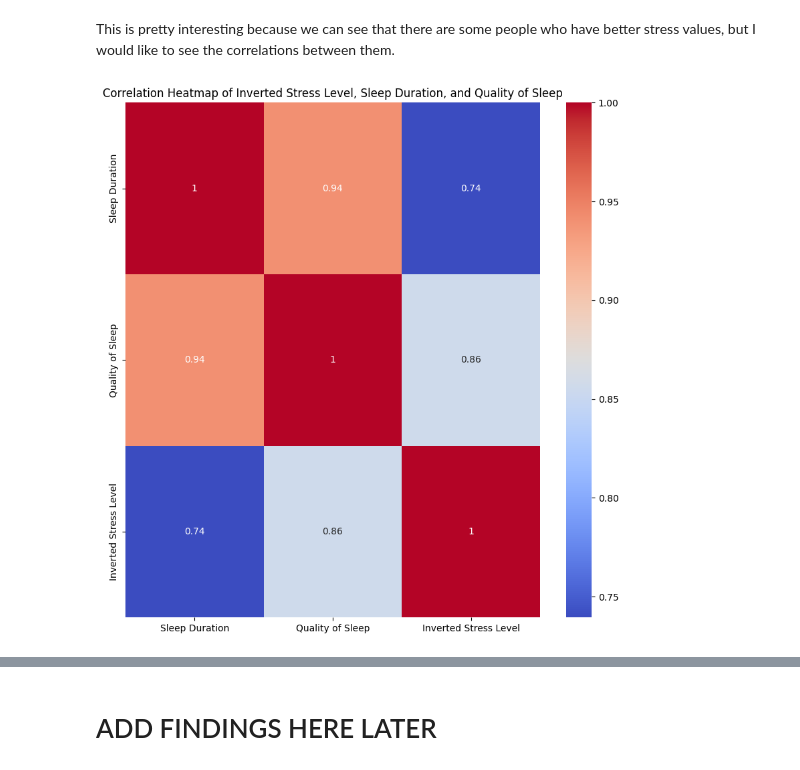
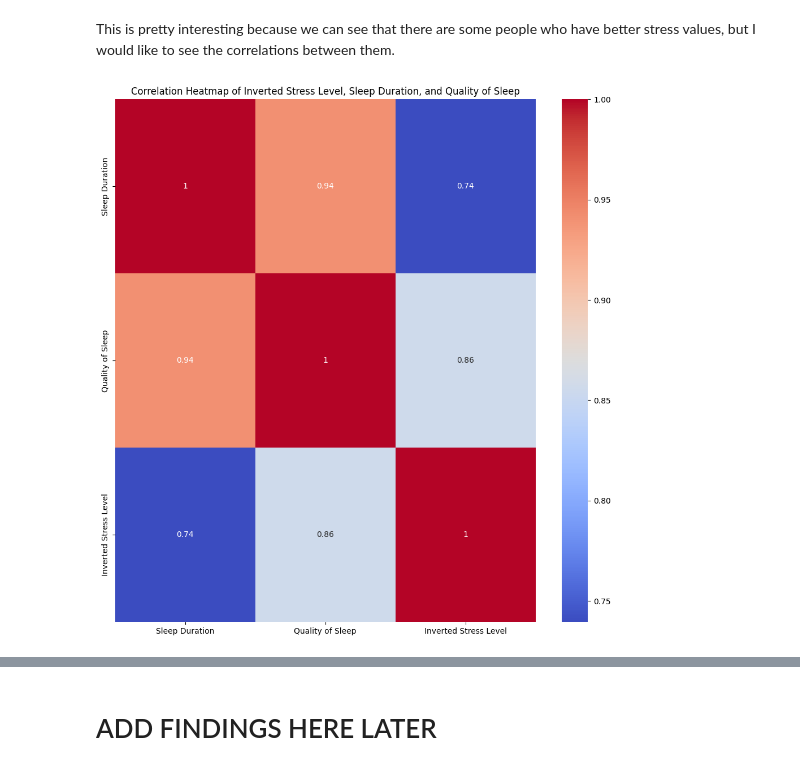
Before and after one commit to HunterTzou/DATA_110_FALL_2025, a Jupyter notebook: Tzou_Hunter_Sleep_Study.ipynb, the cells around one changed output, grey strips where cells are left out. Saved outputs shown, nothing was run; the diff lists cells and outputs as text; code cells hidden in the pictures.

```diff
--- a/Tzou_Hunter_Sleep_Study.ipynb
+++ b/Tzou_Hunter_Sleep_Study.ipynb
@@ -435,19 +435,21 @@ This is pretty interesting because we can see that there are some people who hav
 # %%
 # Scaling for Correlation Testing
 
 ## AI Awknowledgement: I did not know how to normalize values, so I asked ChatGPT to show me how to do it
 
 scaler = StandardScaler()
 df_scaled[col_scale] = scaler.fit_transform(df_scaled[col_scale]).round(2)
 
 df_scaled.head(10)
 
 # Vizualizing Heat Map
 
-plt.figure(figsize=(10, 10))
+## AI Awknowledgement: I did not know how to create a heat map, so I asked ChatGPT to show me how to do it
+
+plt.figure(figsize=(12, 12))
 correlation_matrix = stress_viz.corr(numeric_only=True)
 sns.heatmap(correlation_matrix, annot=True, cmap='coolwarm')
 plt.title("Correlation Heatmap of Inverted Stress Level, Sleep Duration, and Quality of Sleep")
 plt.show()
 # %% [output]
-[figure, old version]
+[figure, new version]
```
Also changed, not shown: parts of 7 cells of this notebook.
